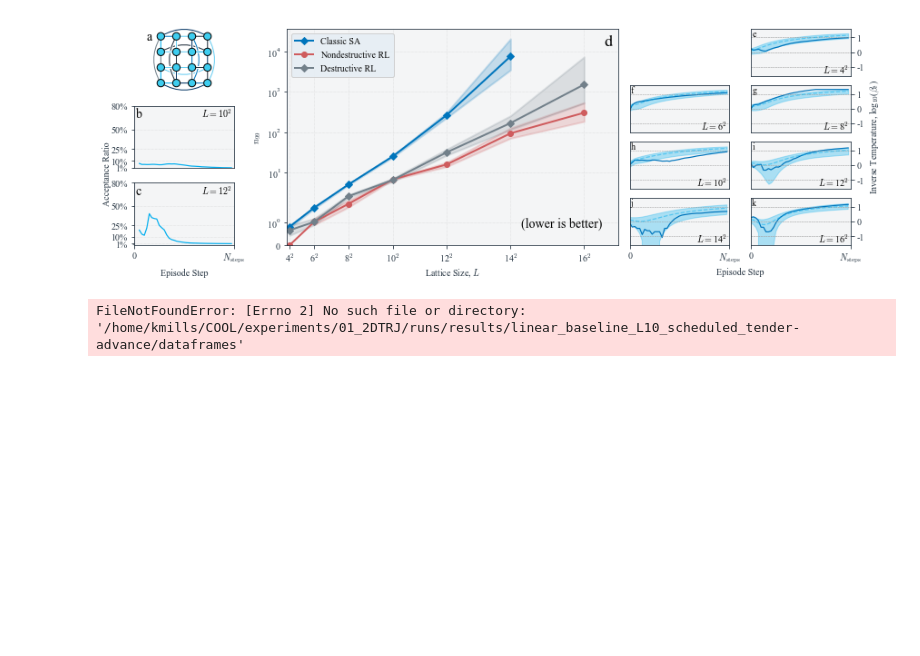
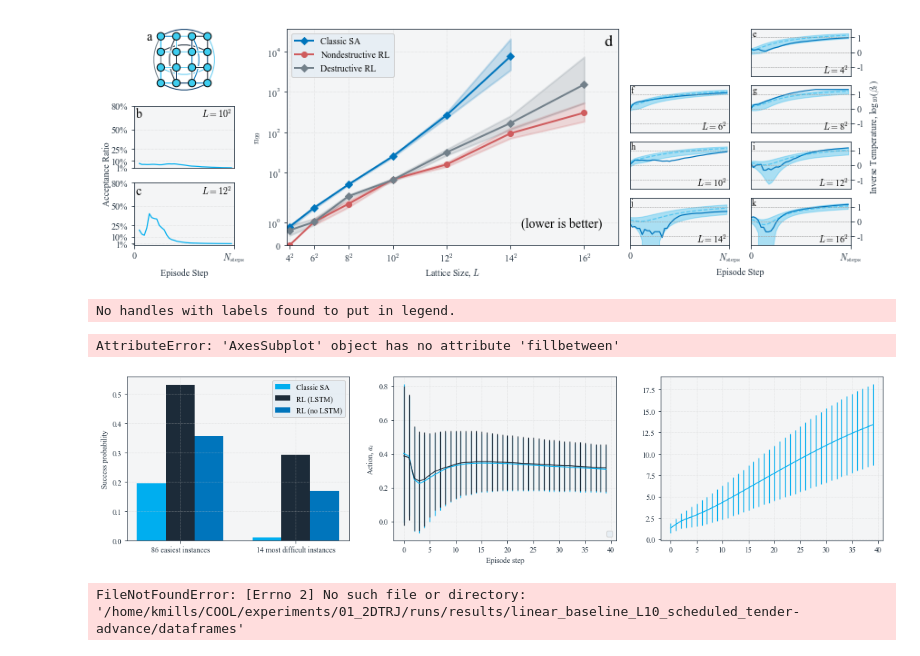
Before and after one commit to millskyle/COOL-1, a Jupyter notebook: plots/Plots.ipynb, the cells around one changed output. Cells and saved outputs as stored; diff of their text form; code cells hidden in the pictures; blank space fills up the shorter version.

```diff
--- a/plots/Plots.ipynb
+++ b/plots/Plots.ipynb
@@ -717,7 +717,7 @@ def plot_easyhard_hamiltonian_success(ref_datafile, compare_datafiles, ref_trial
 
 
         axs[2].errorbar(xs, mean_easy_schedule, std_easy_schedule, label="Easy instances")
-        axs[2].errorbar(xs, mean_diff_schedule, std_diff_schedule, label="Difficult instances")
+        axs[2].fillbetween(xs, mean_diff_schedule+std_diff_schedule, mean_diff_schedule-std_diff_schedule, label="Difficult instances")
 
         for i in range(10):
             axs[2].plot(xs, easy_schedules[10*i,:], alpha=0.1)
@@ -757,33 +757,37 @@ output = plot_easyhard_hamiltonian_success(ref_datafile=f"/home/kmills/COOL/expe
                                   ref_trials_per_hamiltonian=100,
                                   comp_trials_per_hamiltonian=[100,100],
                                   easy_threshold=3,
                                   instance_class="10x10")
 
 classic_easy, classic_diff,\
 (rl_easy, nornn_easy),\
 (rl_diff, nornn_diff),\
 instance_class, easy_threshold,\
 ref_trials_per_hamiltonian, comp_trials_per_hamiltonian = output
 
 pformat = ".0f"
 
 statement = f"""
 We divide the {instance_class} spin glass validation instances into two subsets, which we label difficult \
 (the {classic_diff[1]} instances in which classic SA only succeeds \
 in {easy_threshold:{pformat}}% of anneals), and easy (the {classic_easy[1]} instances in which classic SA \
 succeeds in more than {easy_threshold:{pformat}}% of anneals).
 
 Classic SA solves the easy instances in {compute_success(*classic_easy, ref_trials_per_hamiltonian):{pformat}}% of \
 anneals, whereas the reinforcement learning agent manages to solve the same instances with a \
 {compute_success(*rl_easy, comp_trials_per_hamiltonian[0]):{pformat}}% probability.
 
 With the difficult instances, the difference is more extreme; classic SA manages only \
 {compute_success(*classic_diff, ref_trials_per_hamiltonian):{pformat}}% success, whereas \
 RL performs substantially better with {compute_success(*rl_diff, comp_trials_per_hamiltonian[0]):{pformat}}% success.
 
 """
 
 print(statement)
+# %% [output]
+No handles with labels found to put in legend.
+AttributeError: 'AxesSubplot' object has no attribute 'fillbetween'
+[figure, added]
 # %%
 output = plot_easyhard_hamiltonian_success(
       ref_datafile=f"/home/kmills/COOL/experiments/01_2DTRJ/runs/results/linear_baseline_L10_dbeta_0.002000",
```
Also changed, not shown: 1 other file.
